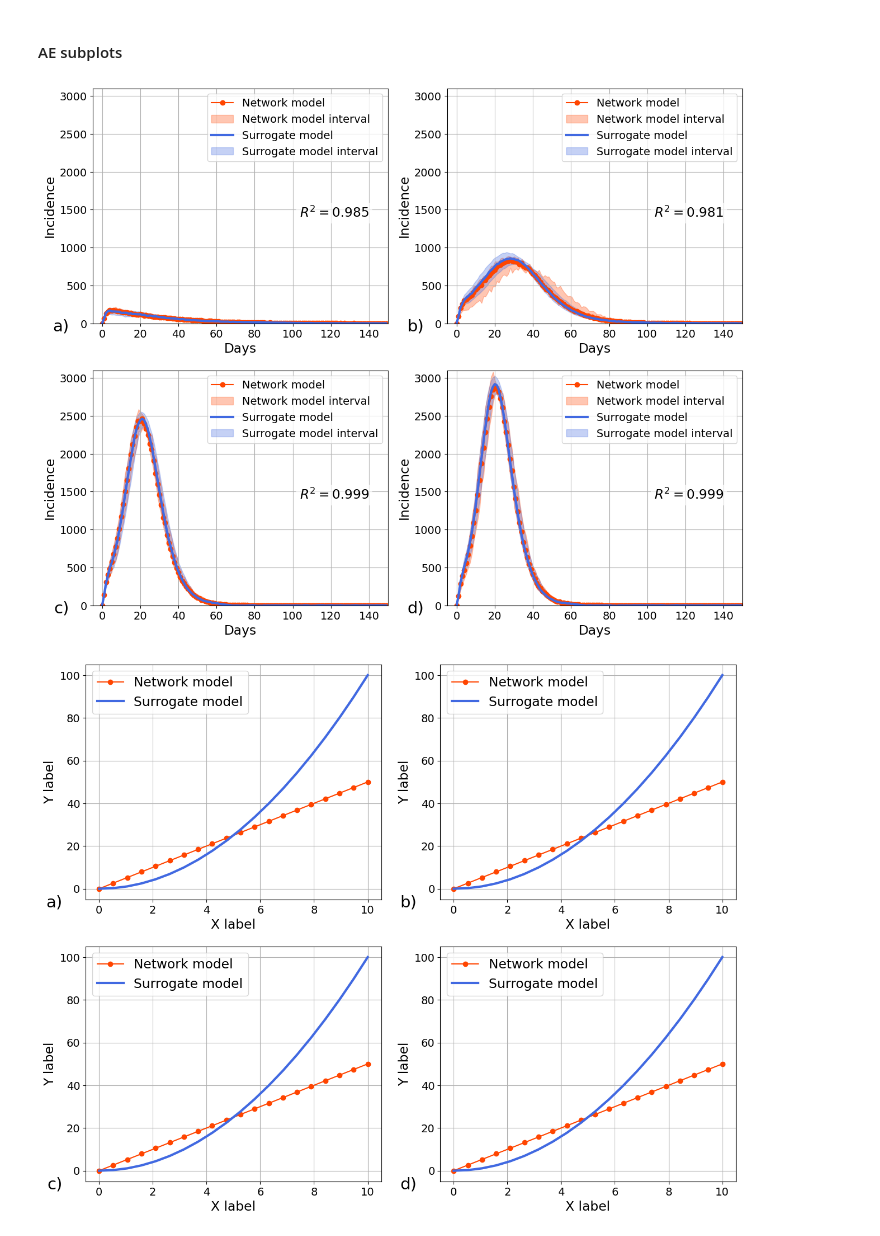
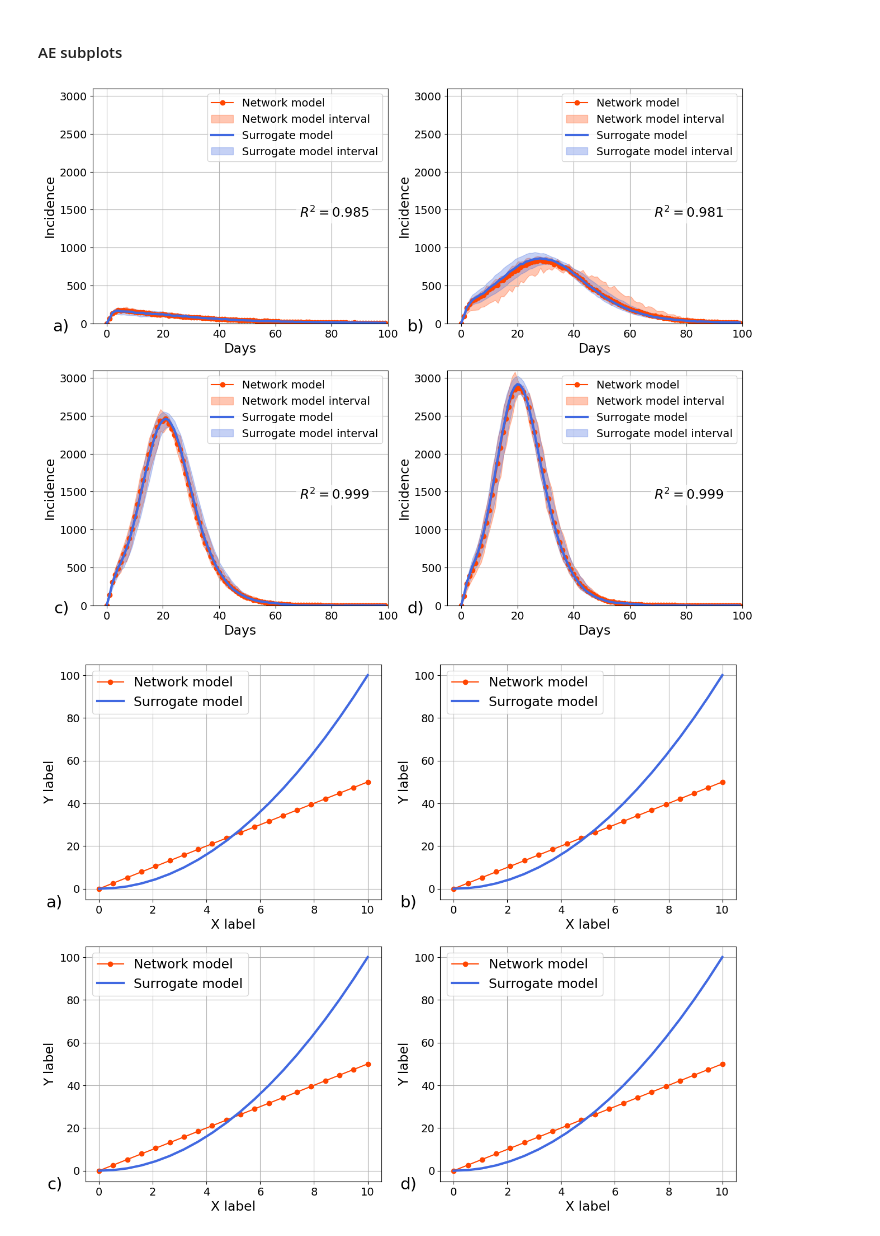
Before and after one commit to Mpkosh/hybrid_surrogate, a Jupyter notebook: notebooks/autoencoder_network_model_interval.ipynb, the cells around one changed output. Saved outputs shown, nothing was run; the diff lists cells and outputs as text; code cells hidden in the pictures.

```diff
--- a/notebooks/autoencoder_network_model_interval.ipynb
+++ b/notebooks/autoencoder_network_model_interval.ipynb
@@ -404,6 +419,7 @@ counter = 0
 mean_index = range(tmax)
 low_index = range(tmax, 2*tmax)
 high_index = range(2*tmax, 3*tmax)
+cut = 100
 
 for row in range(rows):
     for col in range(cols):
@@ -411,41 +427,41 @@ for row in range(rows):
         r2 = r2_score(y_test[test_indices[counter]], surrogate_sim)
 
         gt = np.array(y_test[test_indices[counter]])
 
-        ax[row][col].plot(gt[mean_index], label='Network model',
+        ax[row][col].plot(gt[mean_index][:cut], label='Network model',
                           marker='o', color='OrangeRed')
-        ax[row][col].fill_between(np.linspace(0, tmax, tmax), gt[low_index], gt[high_index],
+        ax[row][col].fill_between(np.linspace(0, tmax, tmax)[:cut], gt[low_index][:cut], gt[high_index][:cut],
                             alpha = 0.3, color='OrangeRed', label='Network model interval')
 
-        ax[row][col].plot(surrogate_sim[mean_index], lw=3, color='RoyalBlue', label='Surrogate model')
-        ax[row][col].fill_between(np.linspace(0, tmax, tmax),
-                    surrogate_sim[low_index],
-                    surrogate_sim[high_index],
+        ax[row][col].plot(surrogate_sim[mean_index][:cut], lw=3, color='RoyalBlue', label='Surrogate model')
+        ax[row][col].fill_between(np.linspace(0, tmax, tmax)[:cut],
+                    surrogate_sim[low_index][:cut],
+                    surrogate_sim[high_index][:cut],
                     alpha = 0.3, color='RoyalBlue', label='Surrogate model interval')
 
         ax[row][col].set_xlabel('Days', fontsize=1.2*fontsize)
         ax[row][col].set_ylabel('Incidence', fontsize=1.2*fontsize)
         ax[row][col].set_ylim(0, 3100)
-        ax[row][col].set_xlim(-5, 150)
+        ax[row][col].set_xlim(-5, cut)
         ax[row][col].tick_params(axis='both', which='major', labelsize=fontsize)
         ax[row][col].legend(fontsize=fontsize)
         ax[row][col].grid()
 
         # Add subplot label outside the top-left corner
         ax[row][col].annotate(labels[counter], xy=(0, 0), xycoords='axes fraction',
                               xytext=(-30, -10), textcoords='offset points',
                               fontsize=1.5*fontsize, ha='right', va='baseline')
         ax[row][col].text(0.7, 0.5, r'$R^2={}$'.format(round(r2, 3)), transform=ax[row][col].transAxes,
                           fontsize=1.2*fontsize, verticalalignment='top',
                           bbox=dict(facecolor='white', edgecolor='none', alpha=0.7))
 
         counter += 1
 
 
 fig.savefig('../figures/ae_ba_network_subplots_interval_estimation.pdf', bbox_inches='tight')
 fig.savefig('../figures/ae_ba_network_subplots_interval_estimation.png', dpi=600, bbox_inches='tight')
 # %% [output]
-[figure, old version]
+[figure, new version]
 # %%
 x = np.linspace(0, 10, 20)
 
```
Also changed, not shown: parts of 3 cells of this notebook, 8 other files.
